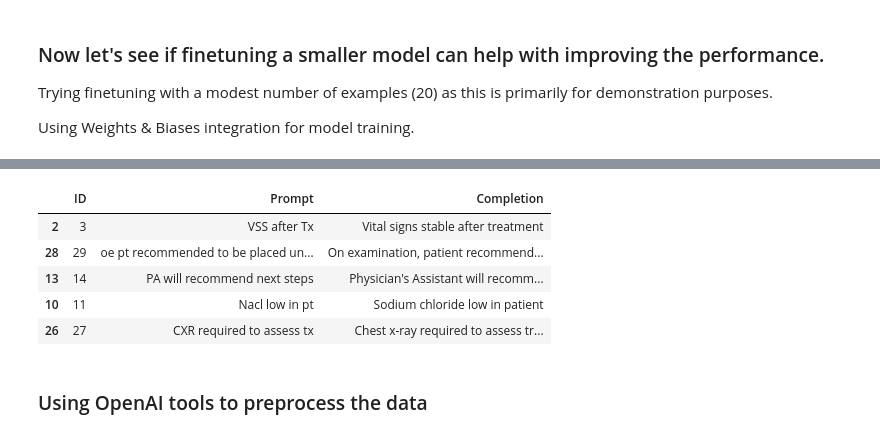
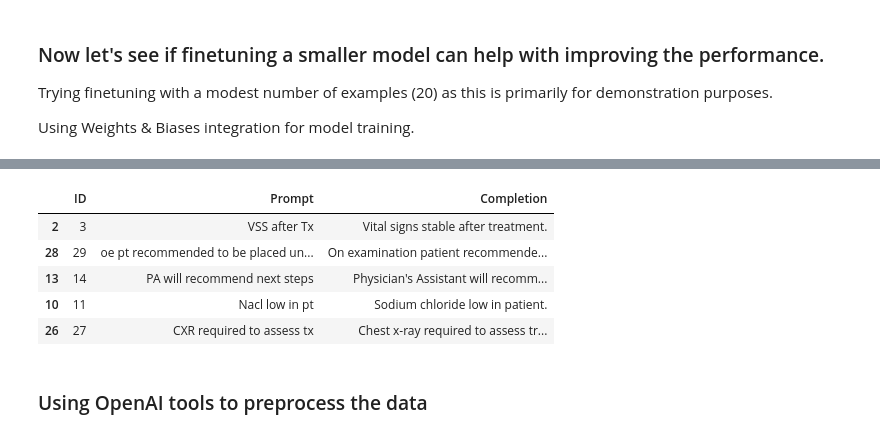
Before and after one commit to natviv/med-gpt3, a Jupyter notebook: Medical_GPT_3.ipynb, the cells around one changed output, grey strips where cells are left out. Cells and saved outputs as stored; diff of their text form; code cells hidden in the pictures.

```diff
--- a/Medical_GPT_3.ipynb
+++ b/Medical_GPT_3.ipynb
@@ -220,17 +223,17 @@ Syncing run icy-waterfall-11 to Weights & Biases (docs)
 # %%
 #Shuffling the dataset with fixed seed
 
-df = pd.read_csv('gdrive/MyDrive/med-gpt3-data/data.csv')
+df = pd.read_csv('gdrive/MyDrive/med-gpt3-data/med_abbreviations.csv')
 ds = df.sample(frac=1.0, random_state=0)
 ds.rename(columns={'Text': 'Prompt'}, inplace=True)
 ds.to_csv("data.csv")
 ds.head()
 # %% [output]
 |  | ID | Prompt | Completion |
-| 2 | 3 | VSS after Tx | Vital signs stable after treatment |
-| 28 | 29 | oe pt recommended to be placed un... | On examination, patient recommend... |
+| 2 | 3 | VSS after Tx | Vital signs stable after treatment. |
+| 28 | 29 | oe pt recommended to be placed un... | On examination patient recommende... |
 | 13 | 14 | PA will recommend next steps | Physician's Assistant will recomm... |
-| 10 | 11 | Nacl low in pt | Sodium chloride low in patient |
+| 10 | 11 | Nacl low in pt | Sodium chloride low in patient. |
 | 26 | 27 | CXR required to assess tx | Chest x-ray required to assess tr... |
 # %% [markdown]
 ### Using OpenAI tools to preprocess the data
```
Also changed, not shown: parts of 37 cells of this notebook.
